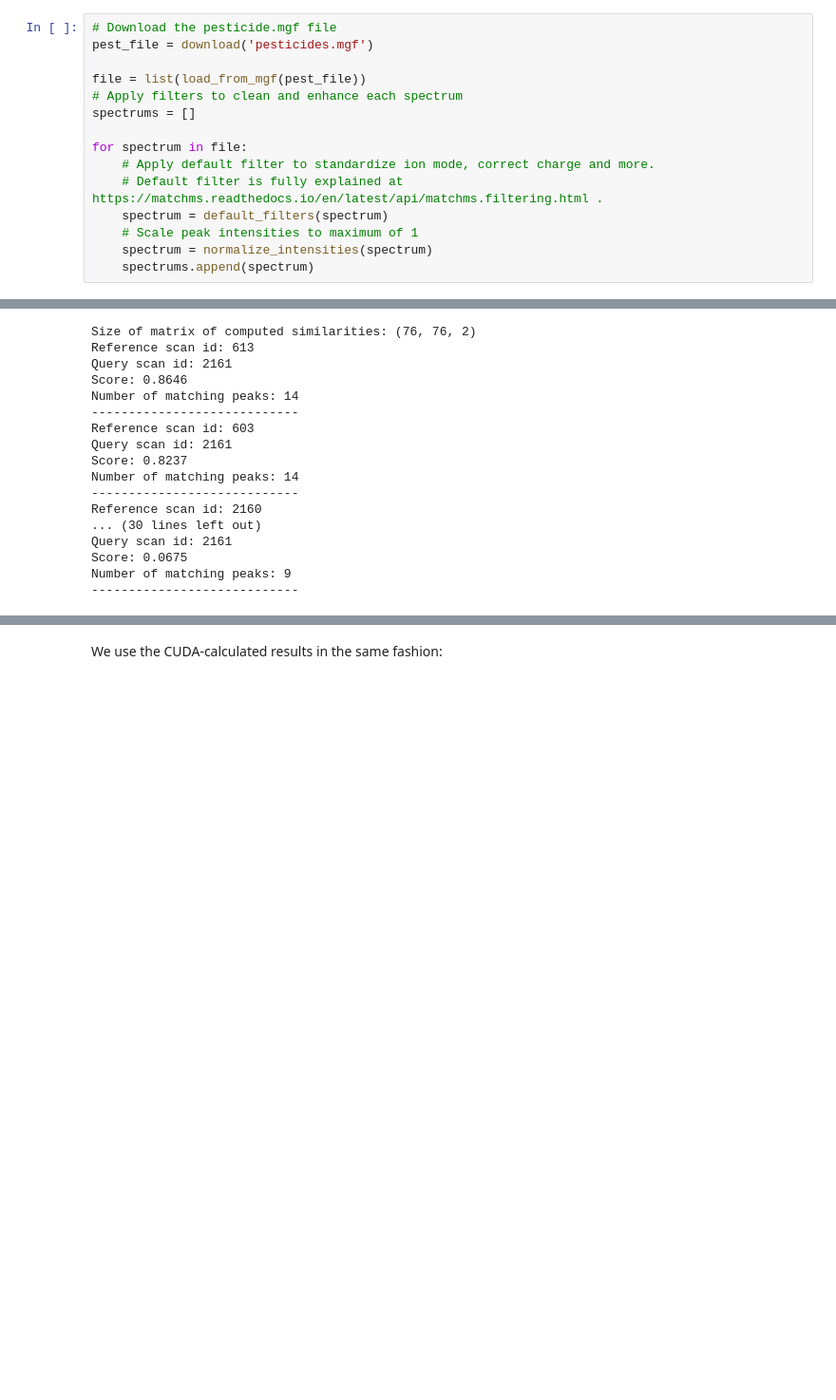
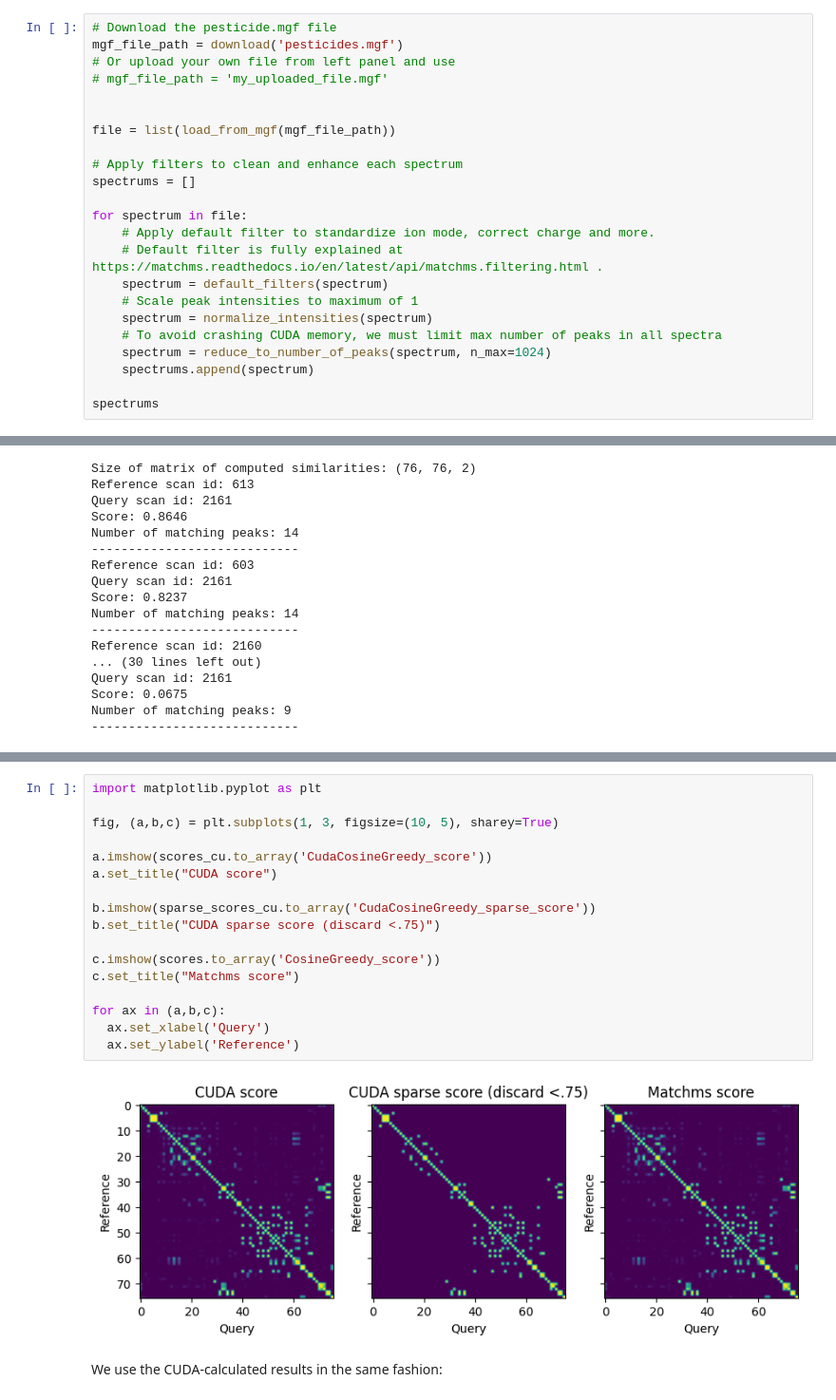
Before and after one commit to tornikeo/cosine-similarity, a Jupyter notebook: notebooks/samples/colab_tutorial_pesticide.ipynb, the cells around one changed output, grey strips where cells are left out. Shown at 95% size. Saved outputs shown, nothing was run; the diff lists cells and outputs as text; blank space fills up the shorter version.

```diff
--- a/notebooks/samples/colab_tutorial_pesticide.ipynb
+++ b/notebooks/samples/colab_tutorial_pesticide.ipynb
@@ -64,8 +108,12 @@ assert cuda.is_available()
 # %%
 # Download the pesticide.mgf file
-pest_file = download('pesticides.mgf')
+mgf_file_path = download('pesticides.mgf')
+# Or upload your own file from left panel and use
+# mgf_file_path = 'my_uploaded_file.mgf'
 
-file = list(load_from_mgf(pest_file))
+
+file = list(load_from_mgf(mgf_file_path))
+
 # Apply filters to clean and enhance each spectrum
 spectrums = []
 
@@ -75,4 +123,8 @@ for spectrum in file:
     spectrum = default_filters(spectrum)
     # Scale peak intensities to maximum of 1
     spectrum = normalize_intensities(spectrum)
+    # To avoid crashing CUDA memory, we must limit max number of peaks in all spectra
+    spectrum = reduce_to_number_of_peaks(spectrum, n_max=1024)
     spectrums.append(spectrum)
+
+spectrums
@@ -127,3 +232,22 @@ scores_cu = calculate_scores(
+# %%
+import matplotlib.pyplot as plt
+
+fig, (a,b,c) = plt.subplots(1, 3, figsize=(10, 5), sharey=True)
+
+a.imshow(scores_cu.to_array('CudaCosineGreedy_score'))
+a.set_title("CUDA score")
+
+b.imshow(sparse_scores_cu.to_array('CudaCosineGreedy_sparse_score'))
+b.set_title("CUDA sparse score (discard <.75)")
+
+c.imshow(scores.to_array('CosineGreedy_score'))
+c.set_title("Matchms score")
+
+for ax in (a,b,c):
+  ax.set_xlabel('Query')
+  ax.set_ylabel('Reference')
+# %% [output]
+[figure, added]
 # %% [markdown]
 We use the CUDA-calculated results in the same fashion:
 # %%
```
Also changed, not shown: parts of 14 cells of this notebook, 8 other files.
